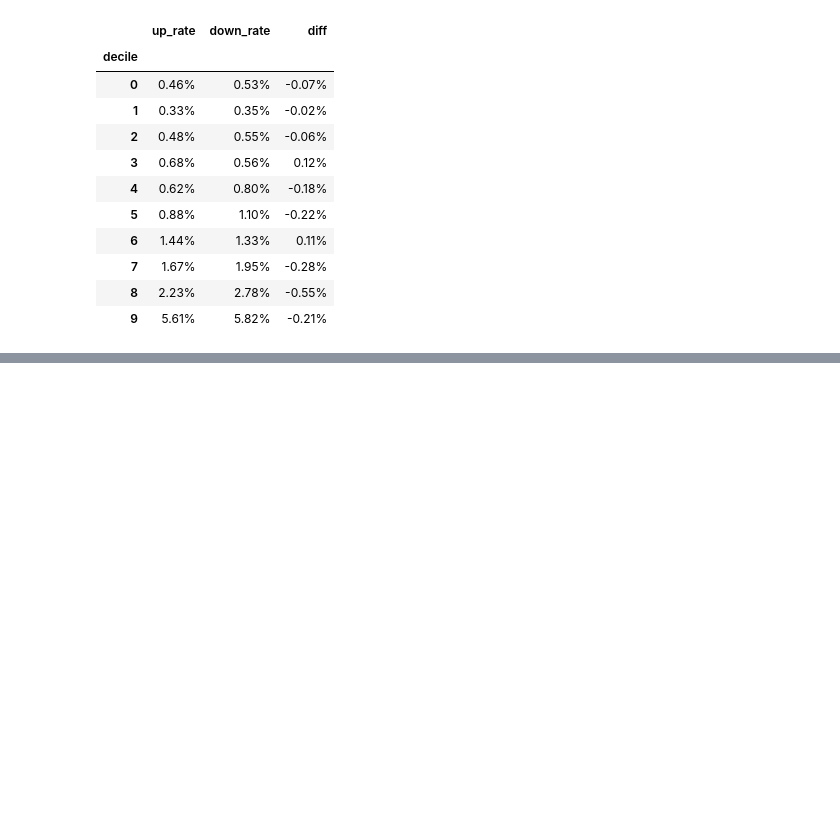
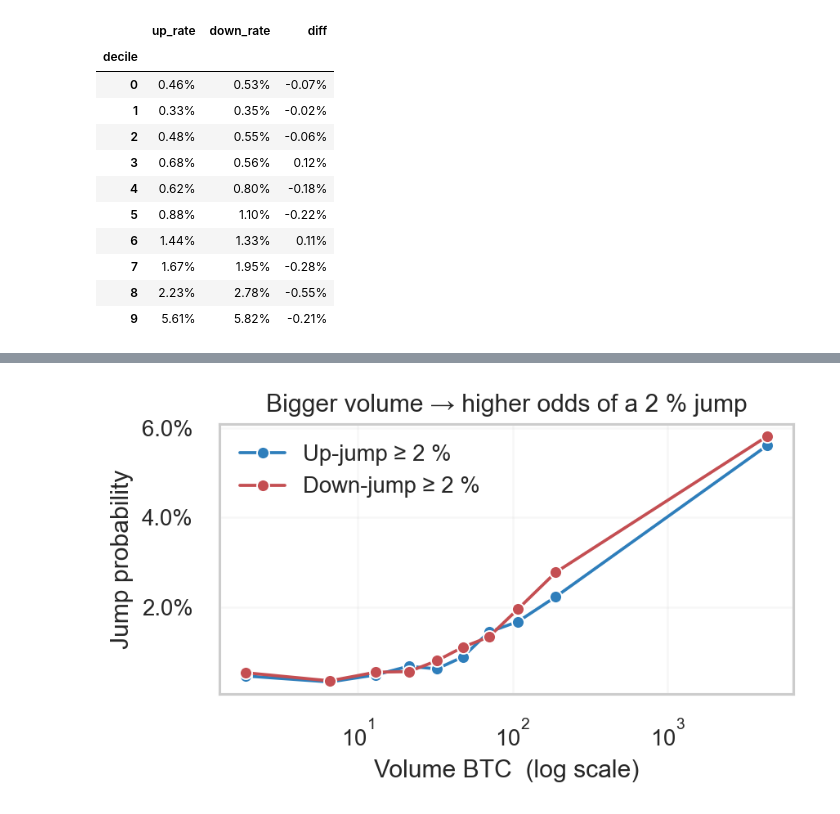
Before and after one commit to Stevenberger1/Stock-Market-Prediction, a Jupyter notebook: data/Statistical_analysis.ipynb, the cells around one changed output, grey strips where cells are left out. Saved outputs shown, nothing was run; the diff lists cells and outputs as text; code cells hidden in the pictures; blank space fills up the shorter version.

Commit message:
added close price graphs

```diff
--- a/data/Statistical_analysis.ipynb
+++ b/data/Statistical_analysis.ipynb
@@ -1069,3 +1069,93 @@ Total –2 % hours  : 1,301
 | 7 | 1.67% | 1.95% | -0.28% |
 | 8 | 2.23% | 2.78% | -0.55% |
 | 9 | 5.61% | 5.82% | -0.21% |
+# %%
+# %% 📊  Volume-→-Jump risk toolkit  ───────────────────────────────────────
+THRESH_PCT       = 0.02          # 2 % jump threshold
+N_DECILES        = 10            # equal-count bins
+LOOK_AHEAD_HRS   = 1             # next-hour move
+
+import numpy as np, pandas as pd, matplotlib.pyplot as plt, seaborn as sns
+import matplotlib.ticker as mtick
+
+# ─────────────────────────────────────────────────────────────────────────
+def build_jump_stats(df_raw: pd.DataFrame) -> pd.DataFrame:
+    """Return a decile-wise table with up-prob, down-prob & avg move."""
+    df = df_raw.copy()
+
+    # ▲ 1. next-hour % move (signed) -------------------------
+    fwd_close = df["close"].shift(-LOOK_AHEAD_HRS)
+    df["pct_move"] = fwd_close.div(df["close"]).sub(1)
+    df.dropna(subset=["pct_move"], inplace=True)
+
+    # ▲ 2. flags & helpers ----------------------------------
+    df["up_jump"]   = df["pct_move"] >=  THRESH_PCT
+    df["down_jump"] = df["pct_move"] <= -THRESH_PCT
+    df["abs_move"]  = df["pct_move"].abs()
+    df["log_vol"]   = np.log(df["Volume BTC"].clip(lower=1e-12))
+
+    # ▲ 3. decile summary -----------------------------------
+    dec = pd.qcut(df["log_vol"], N_DECILES, labels=False)
+    stats = (df.assign(decile=dec)
+               .groupby("decile", observed=True)
+               .agg(vol_min   = ("Volume BTC", "min"),
+                    vol_max   = ("Volume BTC", "max"),
+                    up_prob   = ("up_jump"  , "mean"),
+                    down_prob = ("down_jump", "mean"),
+                    avg_move  = ("abs_move" , "mean"))
+               .reset_index())
+    return stats
+
+# build once
+jump_stats = build_jump_stats(df)   # df is your original price/volume DataFrame
+
+# ─────────────────────────────────────────────────────────────────────────
+def volume_report(volume_btc: float, fancy: bool = True):
+    """Print & return risk stats for a given raw volume."""
+    r = jump_stats.loc[(jump_stats.vol_min <= volume_btc) &
+                       (volume_btc <= jump_stats.vol_max)]
+    if r.empty:                         # above last bin → use last row
+        r = jump_stats.tail(1)
+    r = r.squeeze()                     # turn 1-row DF → Series
+
+    out = dict(
+        Decile          = int(r.decile),
+        Volume_range    = f"{r.vol_min:,.0f} – {r.vol_max:,.0f} BTC",
+        Up_jump_prob    = r.up_prob,
+        Down_jump_prob  = r.down_prob,
+        Avg_abs_move    = r.avg_move,
+    )
+
+    if fancy:
+        print(f"\n🪙  {volume_btc:,.0f} BTC falls in **decile {out['Decile']}** "
+              f"({out['Volume_range']})")
+        print(f"   • Up-jump ≥ 2 % chance  : {out['Up_jump_prob']:.2%}")
+        print(f"   • Down-jump ≥ 2 % chance: {out['Down_jump_prob']:.2%}")
+        print(f"   • Typical |move| next h : {out['Avg_abs_move']:.2%}")
+    return out
+
+# ─────────────────────────────────────────────────────────────────────────
+def plot_jump_curves():
+    """Single figure: up & down jump probability vs. volume decile."""
+    tbl = jump_stats.copy()
+    tbl["mid_vol"] = (tbl.vol_min + tbl.vol_max) / 2
+
+    fig, ax = plt.subplots(figsize=(5,3), dpi=180)
+    sns.lineplot(x="mid_vol", y="up_prob",   data=tbl,
+                 marker="o", label="Up-jump ≥ 2 %", color="#2E7EBB", ax=ax)
+    sns.lineplot(x="mid_vol", y="down_prob", data=tbl,
+                 marker="o", label="Down-jump ≥ 2 %", color="#C44E52", ax=ax)
+
+    ax.set_xscale("log")
+    ax.set_xlabel("Volume BTC  (log scale)")
+    ax.set_ylabel("Jump probability")
+    ax.yaxis.set_major_formatter(mtick.PercentFormatter(1))
+    ax.set_title("Bigger volume → higher odds of a 2 % jump")
+    ax.grid(alpha=.15)
+    ax.legend()
+    plt.tight_layout(); plt.show()
+
+# ─── quick demo ──────────────────────────────────────────────────────────
+_ = volume_report(12)          # example lookup
+plot_jump_curves()             # curves figure
+# %% [output]
@@ -1071,0 +1166 @@ Total –2 % hours  : 1,301
+[figure, added]
```
Also changed, not shown: parts of 3 cells of this notebook.
